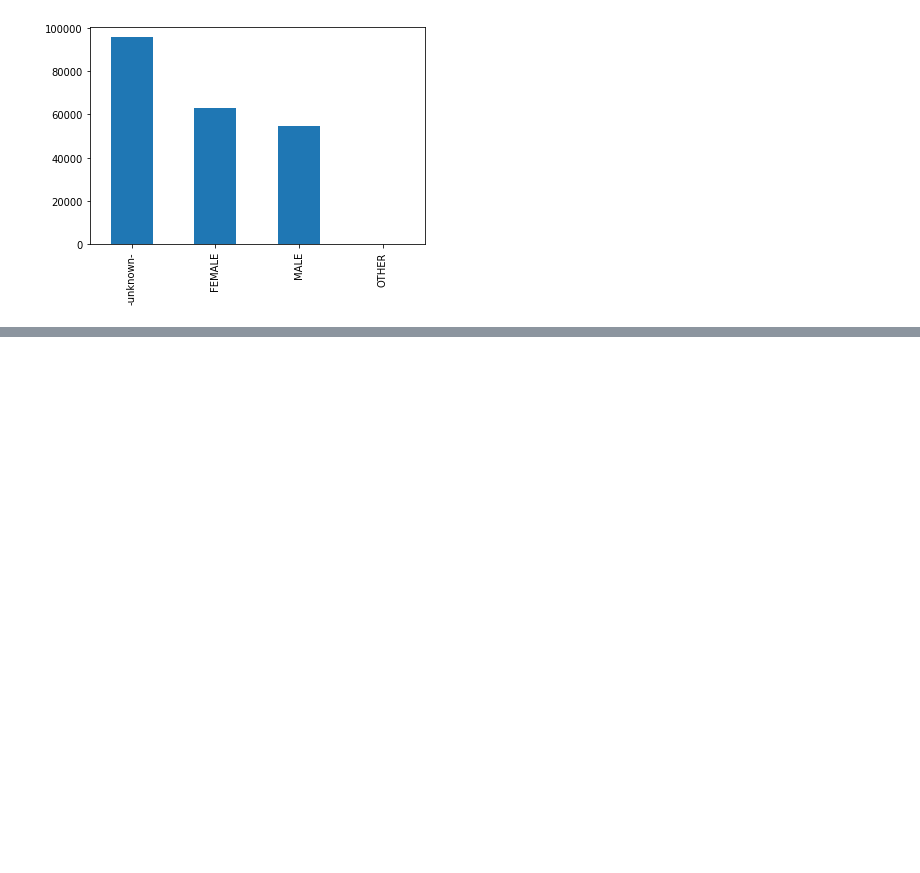
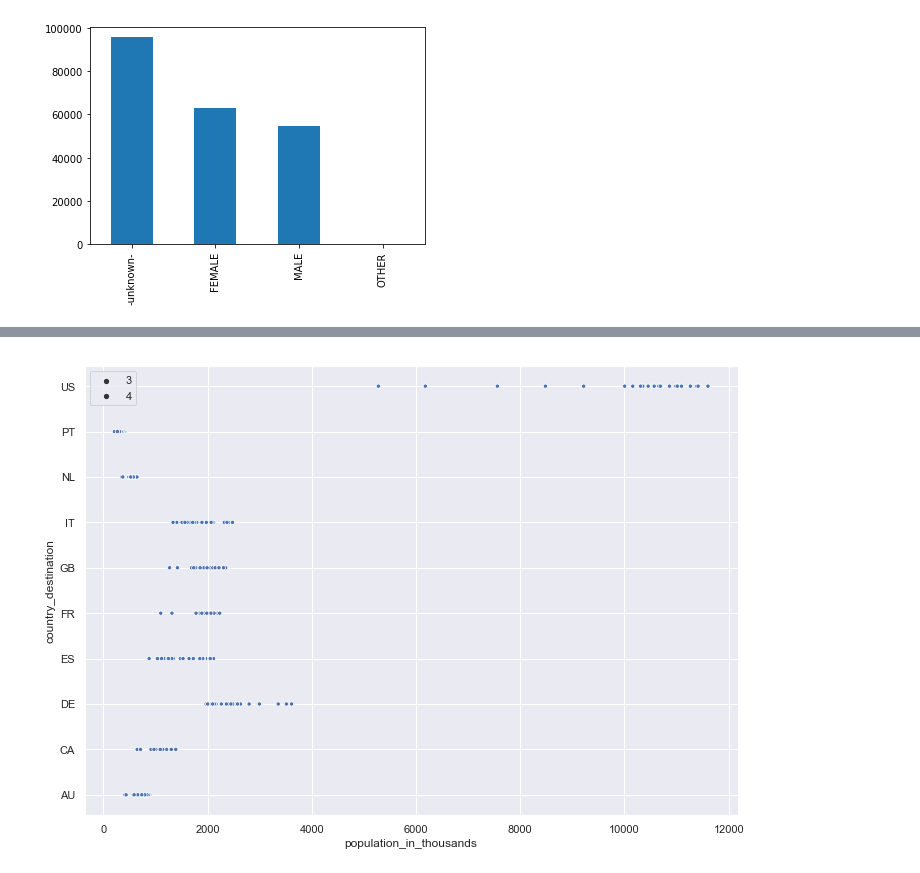
Before and after one commit to venkii83/Springboard, a Jupyter notebook: Capstone 1.ipynb, the cells around one changed output, grey strips where cells are left out. Saved outputs shown, nothing was run; the diff lists cells and outputs as text; code cells hidden in the pictures; blank space fills up the shorter version.

```diff
--- a/Capstone 1.ipynb
+++ b/Capstone 1.ipynb
@@ -158,0 +179,7 @@ plt.show()
+# %%
+#Plotting the countries most people are interested in going to for a vacation; US clearly is the winner here followed by
+# netherlands & Italy
+sns.set(rc={'figure.figsize':(11.7,8.27)})
+countryplot = sns.scatterplot(x='population_in_thousands', y='country_destination', data=age_b, size = 4)
+# %% [output]
+[figure, added]
```
Also changed, not shown: parts of 11 cells of this notebook.
